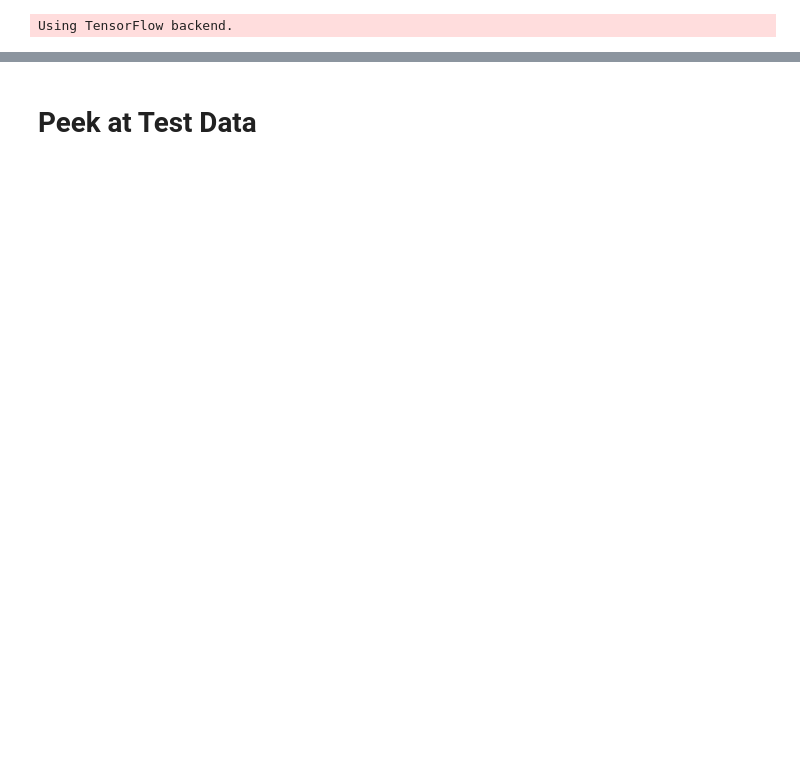
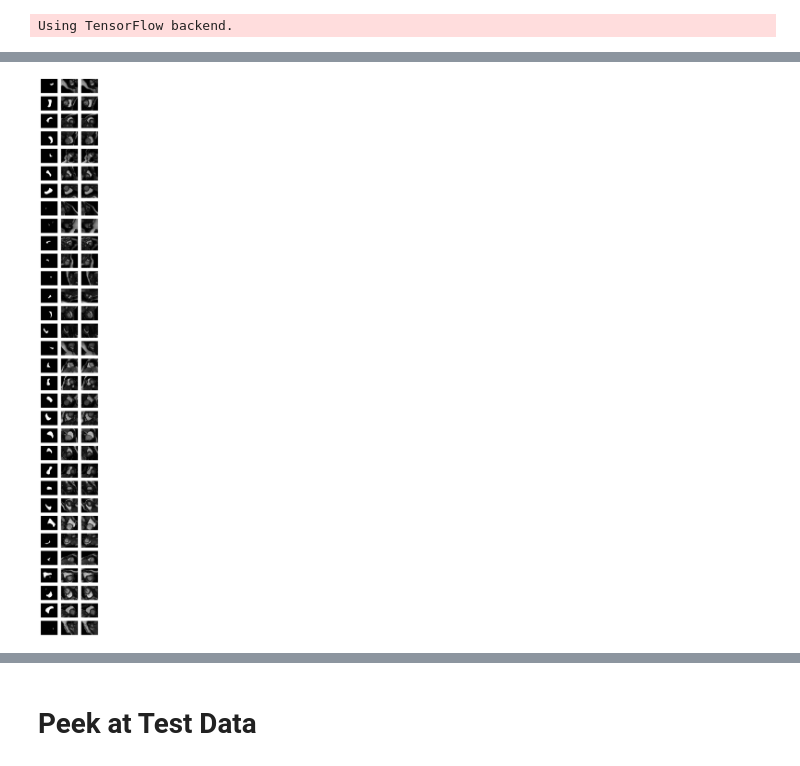
Before and after one commit to chuckyee/cardiac-segmentation, a Jupyter notebook: notebooks/Model Evaluation.ipynb, the cells around one changed output, grey strips where cells are left out. Cells and saved outputs as stored; diff of their text form; code cells hidden in the pictures; blank space fills up the shorter version.

```diff
--- a/notebooks/Model Evaluation.ipynb
+++ b/notebooks/Model Evaluation.ipynb
@@ -70,14 +97,19 @@ print(avg_dice / samples, avg_jaccard / samples)
 # %%
-i = 0
-for mask_true, mask_pred, image in zip(masks_true, masks_pred, images):
-    plt.figure(figsize=(10,25))
-    plt.subplot(1, 2, 1)
-    plt.axis("off")
-    plt.imshow(image[:,:,0], cmap=plt.cm.gray)
-    plt.imshow(np.round(mask_pred[:,:,1]), cmap=plt.cm.gray, alpha=0.3)
-    plt.subplot(1, 2, 2)
-    plt.axis("off")
-    plt.imshow(image[:,:,0], cmap=plt.cm.gray)
-    plt.imshow(mask_true[:,:,1], cmap=plt.cm.gray, alpha=0.3)
-    # plt.savefig("{:02d}.png".format(i), bbox_inches='tight')
-    i += 1
+def gridplot(images, masks_true, masks_pred):
+    rows = len(images)
+    cols = 3
+    plt.figure(figsize=(12,3.75*rows))
+    i = 1
+    for image,mask_true, mask_pred in zip(images, masks_true, masks_pred):
+        plt.subplot(rows, cols, i)
+        plt.axis("off")
+        plt.imshow(mask_pred[:,:,1], cmap=plt.cm.gray)
+        plt.subplot(rows, cols, i+1)
+        plt.axis("off")
+        plt.imshow(image[:,:,0], cmap=plt.cm.gray)
+        plt.imshow(np.round(mask_pred[:,:,1]), cmap=plt.cm.gray, alpha=0.3)
+        plt.subplot(rows, cols, i+2)
+        plt.axis("off")
+        plt.imshow(image[:,:,0], cmap=plt.cm.gray)
+        plt.imshow(np.round(mask_true[:,:,1]), cmap=plt.cm.gray, alpha=0.3)
+        i += 3
@@ -97,0 +116,10 @@ for mask_true, mask_pred, image in zip(masks_true, masks_pred, images):
+# %%
+# Visualize predictions on training set
+
+images, masks_true = next(train_generator)
+masks_pred = m.predict(images)
+
+n = len(images)
+gridplot(images[:n], masks_true[:n], masks_pred[:n])
+# %% [output]
+[figure, added]
```
Also changed, not shown: parts of 14 cells of this notebook, 1 other file.
